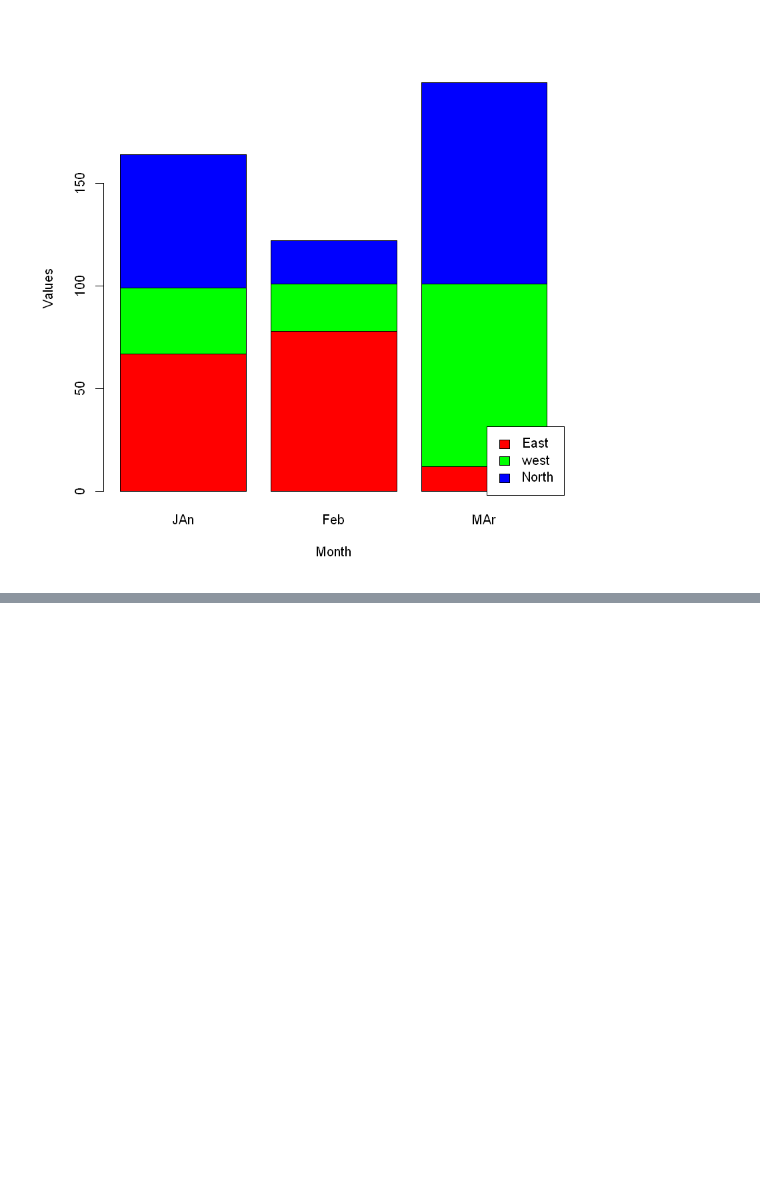
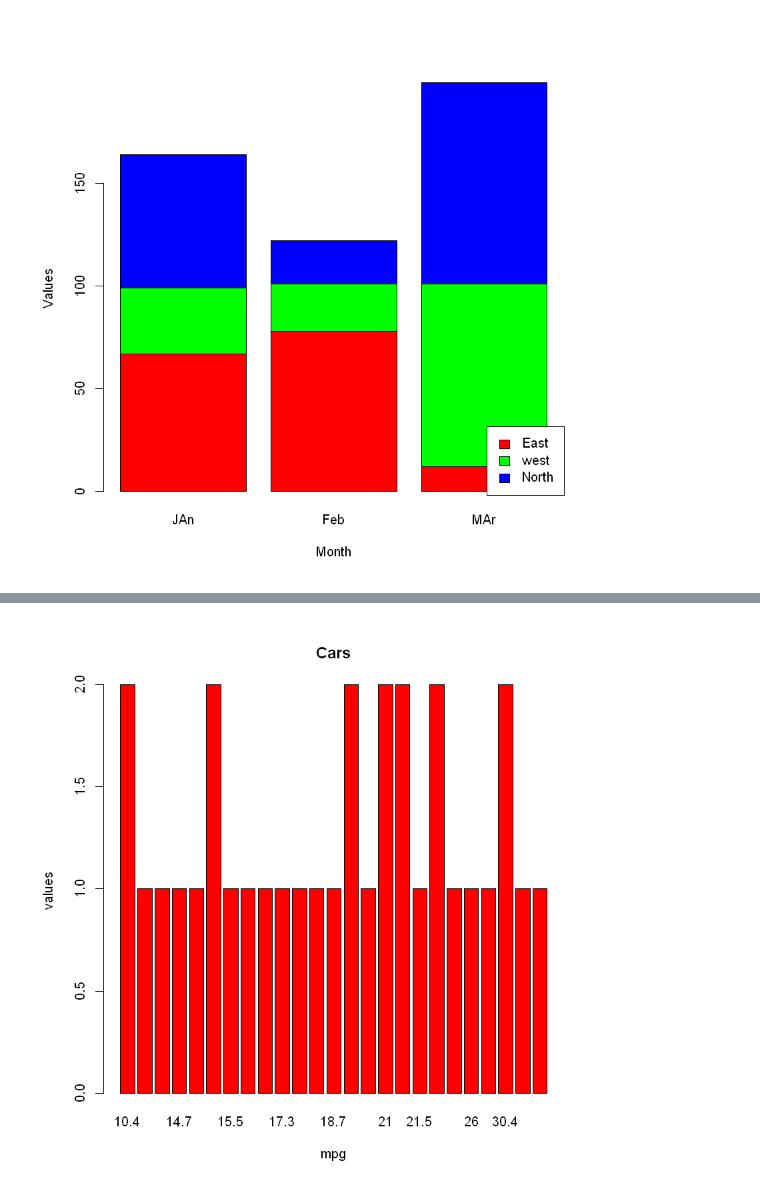
Before and after one commit to dipaliziman/Edubridge_Data_Analytics, a Jupyter notebook: Python Notes/ML,R,Python/R data visualisation.ipynb, the cells around one changed output, grey strips where cells are left out. Cells and saved outputs as stored; diff of their text form; code cells hidden in the pictures; blank space fills up the shorter version.

```diff
--- a/Python Notes/ML,R,Python/R data visualisation.ipynb
+++ b/Python Notes/ML,R,Python/R data visualisation.ipynb
@@ -93,0 +136,4 @@ legend("bottomright",regions,fill=c("red","green","blue"))
+# %%
+barplot(count,col='red',main='Cars',xlab='mpg',ylab='values')
+# %% [output]
+[figure, added]
```
Also changed, not shown: parts of 24 cells of this notebook, 4 other files.
